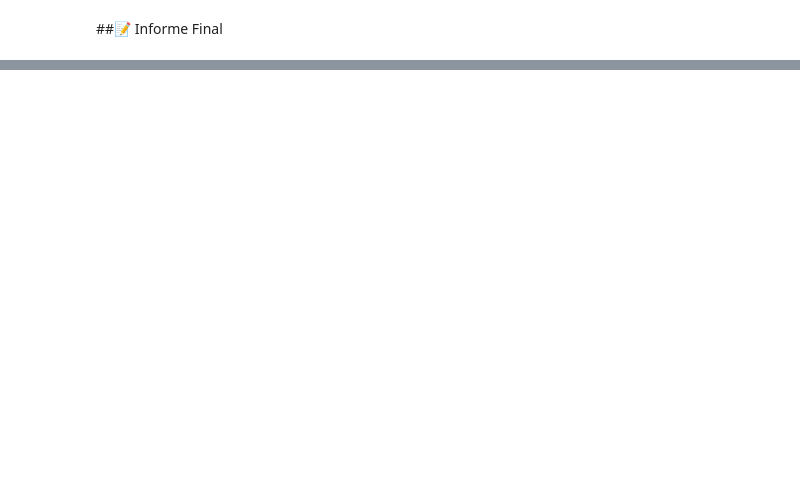
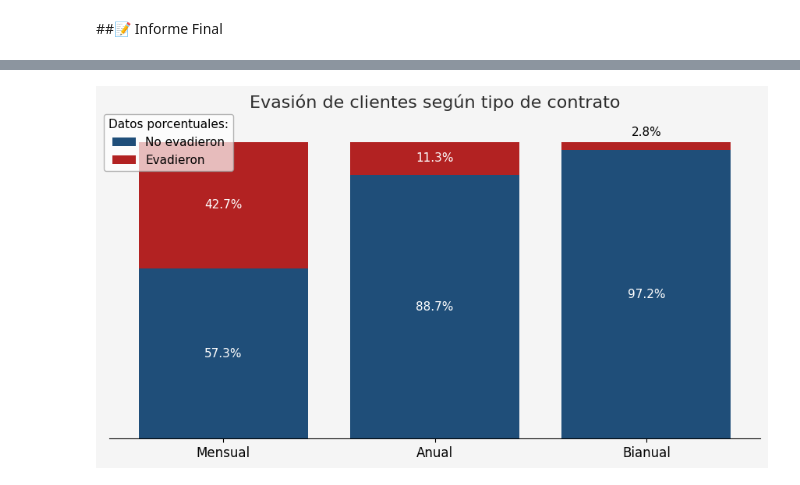
Before and after one commit to RientArlCroud/challenge3-analisis-de-datos, a Jupyter notebook: Challenge_3_Análisis_de_Datos.ipynb, the cells around one changed output, grey strips where cells are left out. Saved outputs shown, nothing was run; the diff lists cells and outputs as text; code cells hidden in the pictures; blank space fills up the shorter version.

```diff
--- a/Challenge_3_Análisis_de_Datos.ipynb
+++ b/Challenge_3_Análisis_de_Datos.ipynb
@@ -1092,0 +1392,5 @@ Este análisis proporciona una base basada en datos para identificar factores de
+# %%
+from IPython.display import Image, display
+display(Image(filename='/content/figura_02_contract_churn.png'))
+# %% [output]
+[figure, added]
```
Also changed, not shown: parts of 38 cells of this notebook.
